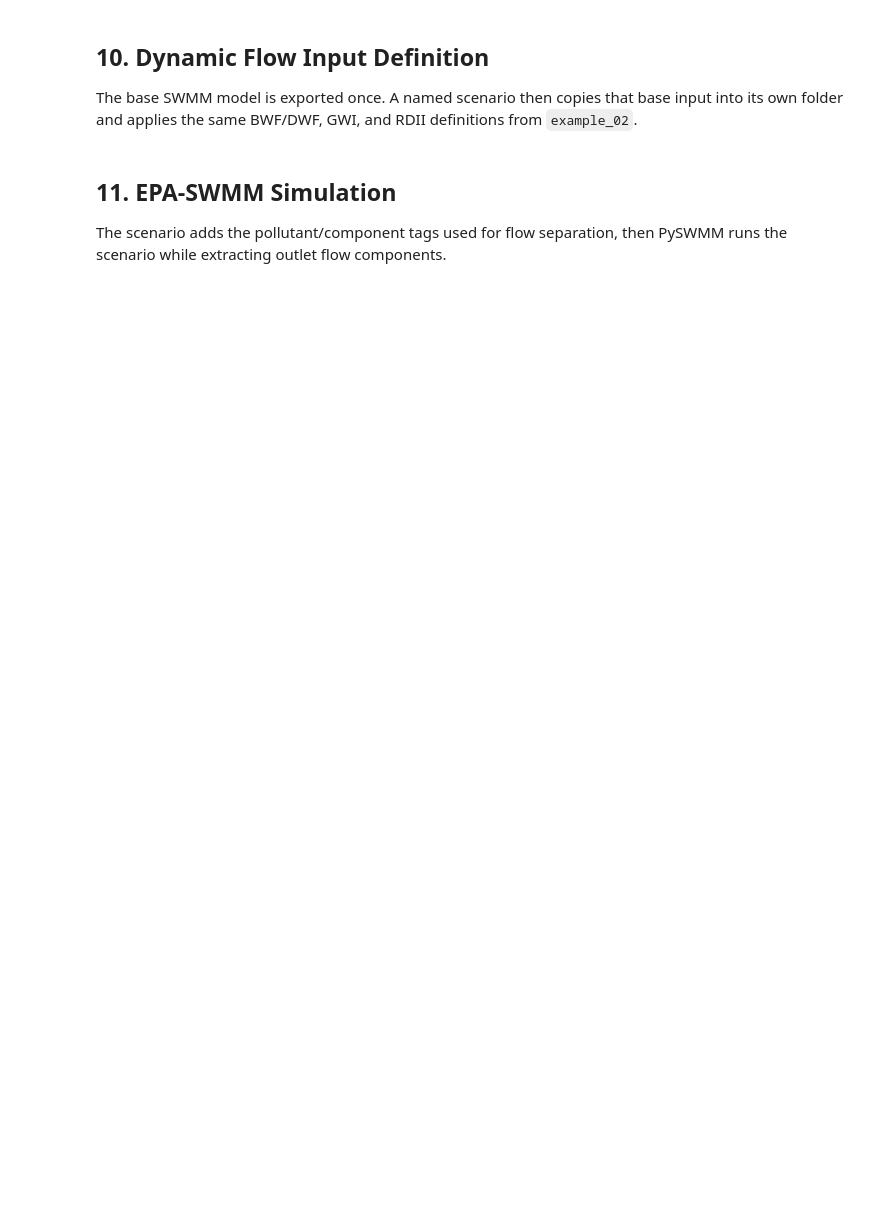
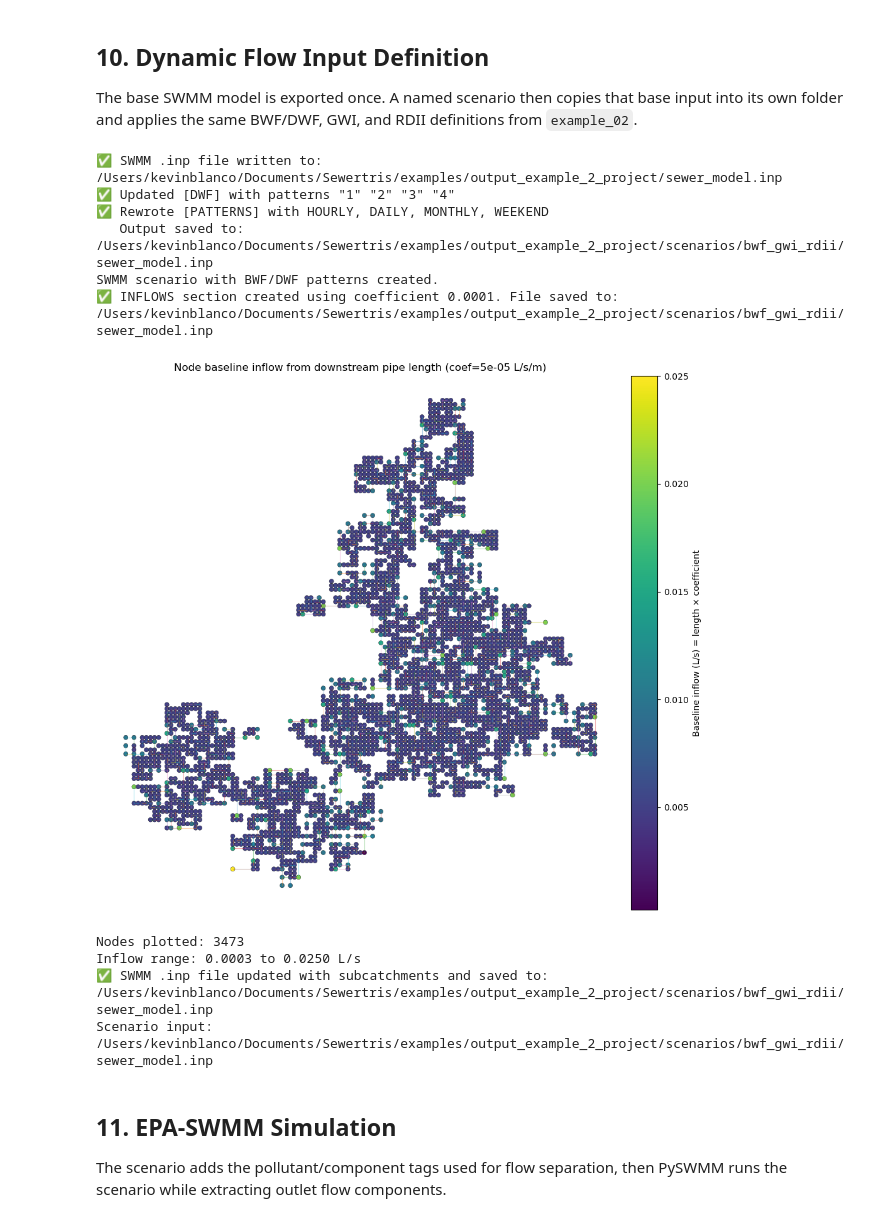
Before and after one commit to Perez-HydroSystems/SewerTris, a Jupyter notebook: Examples/example_02_Stillwater_sewertris_project.ipynb, the cells around one changed output. Saved outputs shown, nothing was run; the diff lists cells and outputs as text; code cells hidden in the pictures; blank space fills up the shorter version.

```diff
--- a/Examples/example_02_Stillwater_sewertris_project.ipynb
+++ b/Examples/example_02_Stillwater_sewertris_project.ipynb
@@ -356,9 +445,9 @@ sp.plot_final_design_color_by_diameter(
 The base SWMM model is exported once. A named scenario then copies that base input into its own folder and applies the same BWF/DWF, GWI, and RDII definitions from `example_02`.
 # %%
 # Ten-day simulation from example_02
-routing_step = "0:01:00"
-START_DATE = "01/01/1990"
-END_DATE = "01/10/1990"
+routing_step = "0:00:10"
+START_DATE = "01/01/2025"
+END_DATE = "01/10/2025"
 
 options = {
     "FLOW_UNITS": "LPS",
@@ -378,8 +467,8 @@ options = {
     "SWEEP_END": "12/31",
     "DRY_DAYS": "0",
     "REPORT_STEP": "00:15:00",
-    "WET_STEP": "00:05:00",
-    "DRY_STEP": "01:00:00",
+    "WET_STEP": "00:00:10",
+    "DRY_STEP": "00:00:10",
     "ROUTING_STEP": routing_step,
     "RULE_STEP": "00:00:00",
     "INERTIAL_DAMPING": "PARTIAL",
@@ -423,48 +512,81 @@ scenario.assign_dwf_patterns(
     monthly_values=monthly_vals,
     weekend_id="4",
     weekend_values=fairfax_weekend,
 )
 print("SWMM scenario with BWF/DWF patterns created.")
 
-gwi_coefficient = 0.00001
+gwi_coefficient = 0.00005
 scenario.assign_gwi_from_pipe_length(coefficient=gwi_coefficient)
 sp.plot_inflow_from_pipe_length(
     inp_path=scenario.swmm_inp_path,
     coefficient=gwi_coefficient,
 )
 
-rainfall_data = sp.generate_clustered_rainfall_timeseries(
-    start_date=f"{START_DATE} 00:00",
-    end_date=f"{END_DATE} 00:00",
-    timestep_minutes=15,
-    avg_annual_precip_mm=1200,
-    wet_season_months=[4, 5, 6, 9, 10, 11],
-    dry_wet_ratio=0.2,
-    storm_prob=0.1,
-    storm_duration_range=(1, 6),
-    random_seed=42, # Seed 44 is good for testing bad convergance in previous method
-    preview_date=f"{START_DATE}",
-)
+# rainfall_data = sp.generate_clustered_rainfall_timeseries(
+#     start_date=f"{START_DATE} 00:00",
+#     end_date=f"{END_DATE} 00:00",
+#     timestep_minutes=15,
+#     avg_annual_precip_mm=600,
+#     wet_season_months=[4, 5, 6, 9, 10, 11],
+#     dry_wet_ratio=0.2,
+#     storm_prob=0.1,
+#     storm_duration_range=(1, 6),
+#     random_seed=42, # Seed 44 is good for testing bad convergance in previous method
+#     preview_date=f"{START_DATE}",
+# )
+
+rainfall_data=[
+    ('1/2/2025', '00:00', 0.0), ('1/2/2025', '00:30', 0.138), ('1/2/2025', '01:00', 0.201),
+    ('1/2/2025', '01:30', 0.195), ('1/2/2025', '02:00', 0.171), ('1/2/2025', '02:30', 0.153),
+    ('1/2/2025', '03:00', 0.147), ('1/2/2025', '03:30', 0.156), ('1/2/2025', '04:00', 0.171),
+    ('1/2/2025', '04:30', 0.189), ('1/2/2025', '05:00', 0.21), ('1/2/2025', '05:30', 0.228),
+    ('1/2/2025', '06:00', 0.246), ('1/2/2025', '06:30', 0.258), ('1/2/2025', '07:00', 0.27),
+    ('1/2/2025', '07:30', 0.279), ('1/2/2025', '08:00', 0.288), ('1/2/2025', '08:30', 0.297),
+    ('1/2/2025', '09:00', 0.309), ('1/2/2025', '09:30', 0.321), ('1/2/2025', '10:00', 0.339),
+    ('1/2/2025', '10:30', 0.357), ('1/2/2025', '11:00', 0.387), ('1/2/2025', '11:30', 0.42),
+    ('1/2/2025', '12:00', 0.456), ('1/2/2025', '12:30', 0.501), ('1/2/2025', '13:00', 0.555),
+    ('1/2/2025', '13:30', 0.609), ('1/2/2025', '14:00', 0.669), ('1/2/2025', '14:30', 0.732),
+    ('1/2/2025', '15:00', 0.795), ('1/2/2025', '15:30', 0.861), ('1/2/2025', '16:00', 0.918),
+    ('1/2/2025', '16:30', 0.972), ('1/2/2025', '17:00', 1.023), ('1/2/2025', '17:30', 1.065),
+    ('1/2/2025', '18:00', 1.104), ('1/2/2025', '18:30', 1.137), ('1/2/2025', '19:00', 1.167),
+    ('1/2/2025', '19:30', 1.197), ('1/2/2025', '20:00', 1.23), ('1/2/2025', '20:30', 1.26),
+    ('1/2/2025', '21:00', 1.287), ('1/2/2025', '21:30', 1.302), ('1/2/2025', '22:00', 1.293),
+    ('1/2/2025', '22:30', 1.251), ('1/2/2025', '23:00', 1.155), ('1/2/2025', '23:30', 0.984),
+    ('1/3/2025', '00:00', 0.747), ('1/3/2025', '00:30', 0.0), ('1/3/2025', '01:00', 0.0),
+]
 
 scenario.add_subcatchment_rdii(
     raingage_id="1",
     raingage_coords=(500, 500),
     timeseries=rainfall_data,
+    interval='0:30',
     n_imperv=0.011,
     n_perv=0.15,
     s_imperv=0.0,
     s_perv=0.0,
     pct_zero=0,
     route_to="OUTLET",
     pct_routed="",
-    infiltration_params=(90, 0.5, 7, "", ""),
-    imperv_pct=5,
+    infiltration_params=(1, 0.5, 7, "", ""),
+    imperv_pct=2,
     width=100,
     slope=0.005,
     curblen=0,
 )
 
 print("Scenario input:", scenario.swmm_inp_path)
+# %% [output]
+✅ SWMM .inp file written to: /Users/kevinblanco/Documents/Sewertris/examples/output_example_2_project/sewer_model.inp
+✅ Updated [DWF] with patterns "1" "2" "3" "4"
+✅ Rewrote [PATTERNS] with HOURLY, DAILY, MONTHLY, WEEKEND
+   Output saved to: /Users/kevinblanco/Documents/Sewertris/examples/output_example_2_project/scenarios/bwf_gwi_rdii/sewer_model.inp
+SWMM scenario with BWF/DWF patterns created.
+✅ INFLOWS section created using coefficient 0.0001. File saved to: /Users/kevinblanco/Documents/Sewertris/examples/output_example_2_project/scenarios/bwf_gwi_rdii/sewer_model.inp
+[figure, added]
+Nodes plotted: 3473
+Inflow range: 0.0003 to 0.0250 L/s
+✅ SWMM .inp file updated with subcatchments and saved to: /Users/kevinblanco/Documents/Sewertris/examples/output_example_2_project/scenarios/bwf_gwi_rdii/sewer_model.inp
+Scenario input: /Users/kevinblanco/Documents/Sewertris/examples/output_example_2_project/scenarios/bwf_gwi_rdii/sewer_model.inp
 # %% [markdown]
 ## 11. EPA-SWMM Simulation
 
```
Also changed, not shown: parts of 12 cells of this notebook, 18 other files.
